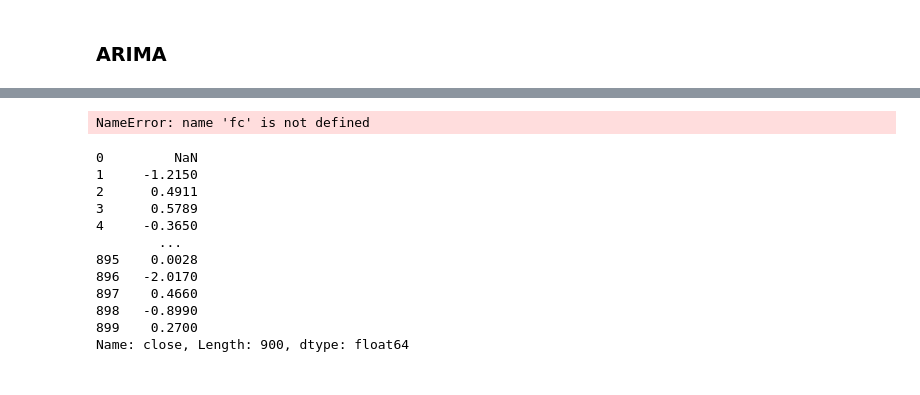
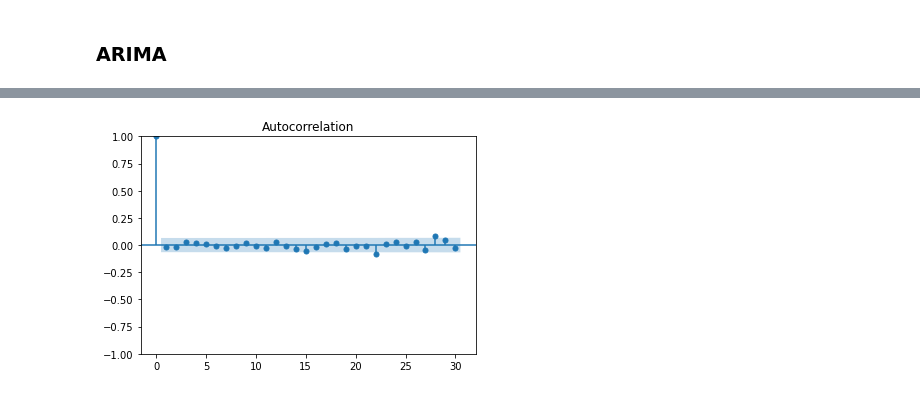
Before and after one commit to PatrykML/twitter_sentiment_stock_prediction, a Jupyter notebook: autoreg.ipynb, the cells around one changed output, grey strips where cells are left out. Cells and saved outputs as stored; diff of their text form; code cells hidden in the pictures.

```diff
--- a/autoreg.ipynb
+++ b/autoreg.ipynb
@@ -110,2 +95,0 @@ fig.set_size_inches(16, 9)
-# %%
-sample['close_log'] = np.log(sample.close)
@@ -228,33 +98,8 @@ Name: predicted_mean, Length: 321, dtype: float64
-# %%
-fc_series = pd.Series(fc, index=test_data.index)
-lower_series = pd.Series(conf[:, 0], index=test_data.index)
-upper_series = pd.Series(conf[:, 1], index=test_data.index)
-# Plot
-plt.figure(figsize=(10,5), dpi=100)
-plt.plot(train_data, label='training data')
-plt.plot(test_data, color = 'blue', label='Actual Stock Price')
-plt.plot(fc_series, color = 'orange',label='Predicted Stock Price')
-plt.fill_between(lower_series.index, lower_series, upper_series,
-                 color='k', alpha=.10)
-plt.title('ARCH CAPITAL GROUP Stock Price Prediction')
-plt.xlabel('Time')
-plt.ylabel('ARCH CAPITAL GROUP Stock Price')
-plt.legend(loc='upper left', fontsize=8)
-plt.show()
-# %% [output]
-NameError: name 'fc' is not defined
-# %%
-sample.close.diff()
-# %% [output]
-0         NaN
-1     -1.2150
-2      0.4911
-3      0.5789
-4     -0.3650
-        ...
-895    0.0028
-896   -2.0170
-897    0.4660
-898   -0.8990
-899    0.2700
-Name: close, Length: 900, dtype: float64
+# %%
+import statsmodels.api as sm
+
+sm.graphics.tsa.plot_acf(sample['open'].diff(1).dropna())
+
+plt.show()
+# %% [output]
+[figure, added]
```
Also changed, not shown: parts of 12 cells of this notebook, 3 other files.
